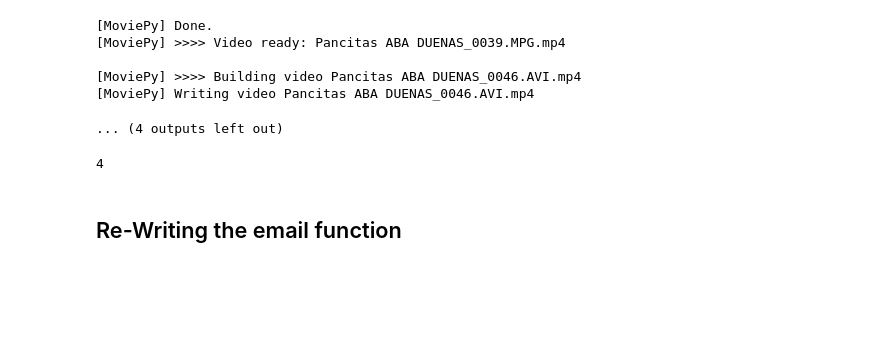
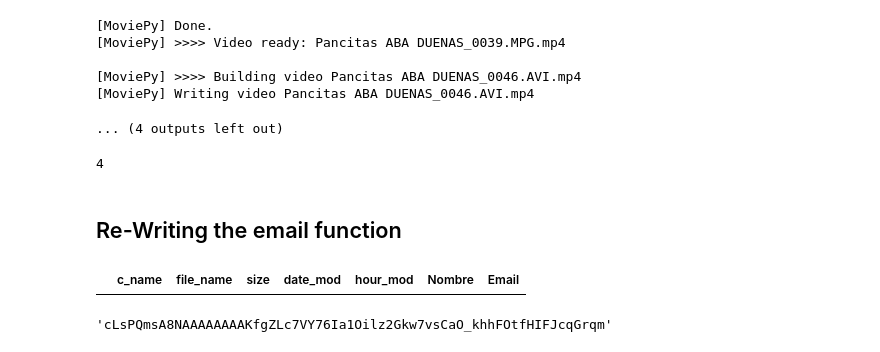
Before and after one commit to fapb88ve-zz/PCode, a Jupyter notebook: Code/Untitled1.ipynb, the cells around one changed output. Saved outputs shown, nothing was run; the diff lists cells and outputs as text; code cells hidden in the pictures; blank space fills up the shorter version.

```diff
--- a/Code/Untitled1.ipynb
+++ b/Code/Untitled1.ipynb
@@ -80,8 +80,8 @@ def watermark(x):
 
 
 def dl_files(x):
-    client = dropbox.client.DropboxClient(
-        'IS-424yqxy8AAAAAAAAVLOUS9urGIH4kCxP_5Q6hxdz-WrhGMYKa-9MjMZrpwMYZ')
+    #client = dropbox.client.DropboxClient(
+     #   'IS-424yqxy8AAAAAAAAVLOUS9urGIH4kCxP_5Q6hxdz-WrhGMYKa-9MjMZrpwMYZ')
     df = pd.DataFrame(x.groupby('Nombre').Nombre.count())
     files = x.file_name
     os.chdir('.\\Clients')
@@ -280,17 +280,16 @@ def send_mail():
                 msg.attach(text)
                 os.chdir('.\\'+folder)
                 folder_size = round(os.path.getsize(os.getcwd()) / 10**6, 2)
-                if folder_size => 25:
+                if folder_size >= 25:
                     files = os.listdir(os.getcwd())
-                    size = [round(os.path.getsize(i) / 10**6, 2) for i in files]
+                    size = [round(os.path.getsize(z) / 10**6, 2) for z in files]
                     df_size = pd.DataFrame({'file' : files, 'size': size})
-                    df_size['cumsum'] = np.cumsum(df_size.size)
-                    for y in df.index:
-                        tot_size = df_size.size.loc[:y]
-                        if np.cumsum(tot_size) =< 25:
+                    for y in df_size.index:
+                        tot_size = df_size.size.iloc[:y]
+                        if np.cumsum(tot_size) <= 25:
                             pass
-                        elif np.cumsum(tot_size) > 25:
-                            tot_size = tot_size.loc[: y - 1]
+                        else:
+                            tot_size = tot_size.iloc[: y - 1]
                             for l in tot_size.file:
                                 if 'mp4' in l:
                                     part = MIMEBase('application', "octet-stream")
@@ -299,35 +298,78 @@ def send_mail():
                                     Encoders.encode_base64(part)
                                     part.add_header('Content-Disposition', 'attachment; filename="%s"' % os.path.basename(l))
                                     msg.attach(part)
                                 if 'JPG' in l:
                                     img_data = open(l, 'rb').read()
                                     image = MIMEImage(img_data, name=os.path.basename(l))
                                     msg.attach(image)
                             s = smtplib.SMTP('smtp.gmail.com', 587)
                             s.ehlo()
                             s.starttls()
                             s.login('fapb88ve@gmail.com', 'rabbitrun88ve')
                             s.sendmail('fapb88ve@gmail.com', c_email, msg.as_string())
                             s.quit()
-                            os.chdir('..')
+                            del tot_size.iloc[: y - 1]
                 else:
                     files = os.listdir(os.getcwd())
-                    for l in tot_size.file:
+                    for l in files:
                                 if 'mp4' in l:
                                     part = MIMEBase('application', "octet-stream")
                                     fo=open(l,"rb")
                                     part.set_payload(fo.read() )
                                     Encoders.encode_base64(part)
                                     part.add_header('Content-Disposition', 'attachment; filename="%s"' % os.path.basename(l))
                                     msg.attach(part)
                                 if 'JPG' in l:
                                     img_data = open(l, 'rb').read()
                                     image = MIMEImage(img_data, name=os.path.basename(l))
                                     msg.attach(image)
                     s = smtplib.SMTP('smtp.gmail.com', 587)
                     s.ehlo()
                     s.starttls()
                     s.login('fapb88ve@gmail.com', 'rabbitrun88ve')
-                    s.sendmail('fapb88ve@gmail.com', c_email, msg.as_string())
-                    s.quit()
-                    os.chdir('..')
+                    try:
+                        s.sendmail('fapb88ve@gmail.com', c_email, msg.as_string())
+                    except:
+                        c_email = vcalzadillag@gmail.com
+                        msg['To'] = c_email
+                        s.sendmail('fapb88ve@gmail.com', c_email, msg.as_string())
+                    finally:
+                        s.quit()
+                        os.chdir('..')
+
+def full():
+    global sup
+    #sup = input()
+    #os.chdir('.\\Logo')
+
+    global logo, plogo, plogow, plogoh, client, metadata, logo_path
+    logo_path = os.path.abspath('.\\Logo\\pancita4.png')
+    client = dropbox.client.DropboxClient('cLsPQmsA8NAAAAAAAAKfgZLc7VY76Ia1Oilz2Gkw7vsCaO_khhFOtfHIFJcqGrqm')
+    metadata = client.metadata('/PeMaSe')
+    #logo = ImageClip("pancita4.png")
+    #plogo = Image.open("pancita4.png")
+    #plogow, plogoh = plogo.size
+    #plogo = plogo.resize((int(plogow * .1), int(plogoh * .1)))
+    #plogow, plogoh = plogo.size
+    #os.chdir('..')
+    # Time Function
+    d_files = files()
+    global clients
+    clients = pd.read_excel('Registro de Clientes.xlsx')
+    send_f = pd.merge(d_files, clients, left_on='c_name', right_on='Nombre',
+                      how='inner')
+    dl_files(send_f)
+    send_mail()
+
+
+if os.getcwd() != 'C:\\Users\\Frank Pinto\\desktop\\pds\\Pancitas\\Code':
+    os.chdir('C:\\Users\\Frank Pinto\\desktop\\pds\\Pancitas\\Code')
+full()
+#print(os.getcwd())
+#os.chdir('..')
+# %% [output]
+|  | c_name | file_name | size | date_mod | hour_mod | Nombre | Email |
+# %%
+access_token
+# %% [output]
+'cLsPQmsA8NAAAAAAAAKfgZLc7VY76Ia1Oilz2Gkw7vsCaO_khhFOtfHIFJcqGrqm'
```
Also changed, not shown: parts of 2 cells of this notebook, 25 other files.
